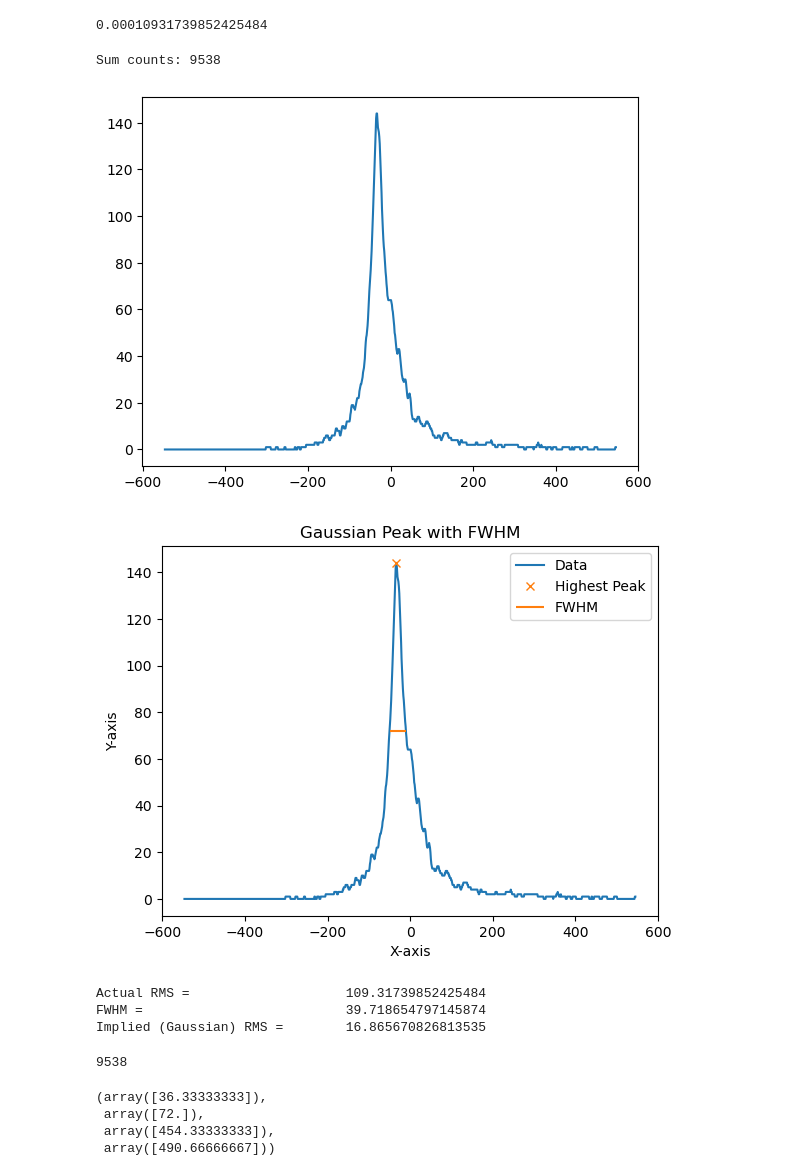
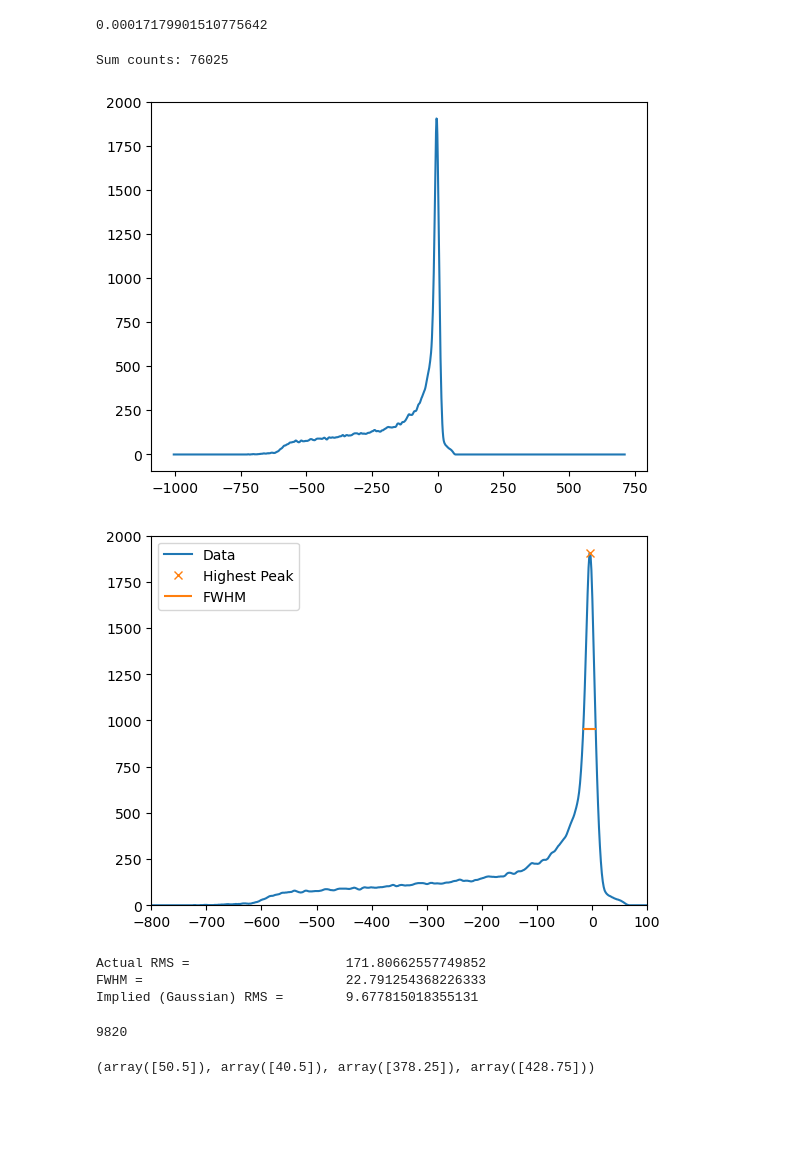
Before and after one commit to slaclab/Jitter-Forked-FACET2-Bmad-PyTao, a Jupyter notebook: 2024-07-01 RMS vs FWHM at PENT.ipynb, the cells around one changed output. Drawn from its saved outputs; the diff is of its cells as text; code cells hidden in the pictures; blank space fills up the shorter version.

```diff
--- a/2024-07-01 RMS vs FWHM at PENT.ipynb
+++ b/2024-07-01 RMS vs FWHM at PENT.ipynb
@@ -3,12 +19,12 @@ from UTILITY_quickstart import *
 # %%
 tao = initializeTao(
-    #inputBeamFilePathSuffix = '/beams/nmmToL0AFEND_2bunch_2024-02-16Clean/2024-02-16_2bunch_1e5Downsample_nudgeWeights_driverOnly_2023-05-16InjectorMatch.h5',
-    inputBeamFilePathSuffix = '/beams/L0AFEND_facet2-lattice.h5',
+    inputBeamFilePathSuffix = '/beams/nmmToL0AFEND_2bunch_2024-02-16Clean/2024-02-16_2bunch_1e5Downsample_nudgeWeights_driverOnly_2023-05-16InjectorMatch.h5',
+    #inputBeamFilePathSuffix = '/beams/L0AFEND_facet2-lattice.h5',
 
     #runImpactTF=True,
     #impactGridCount=8,
-    numMacroParticles=1e4,
-
+    #numMacroParticles=1e4,
+    loadDefaultLatticeTF=False,
     lastTrackedElement = "end"
 )
 
@@ -23,8 +38,9 @@ Number of macro particles = 10000.0
 # %%
-P = getBeamAtElement(tao, "MFFF")
+P = getBeamAtElement(tao, "PENT")
 display(plotMod(P, 'x', 'y',  bins=300))
+display(plotMod(P, 'x', 'px',  bins=300))
 display(plotMod(P, 'energy', 'x',  bins=300))
-display(plotMod(P, 'delta_t', 'x',  bins=300))
+display(plotMod(P, 'delta_t', 'energy',  bins=300))
 plt.clf()
 print(P)
 # %% [output]
@@ -36,10 +52,10 @@ ParticleGroup with 10000 particles with total charge 1.9999999999999956e-09 C
 # %%
 P["sigma_x"]
 # %% [output]
-0.00010931739852425484
+0.00017179901510775642
 # %%
 xData = P.x
-xData = xData - np.mean(xData)
+#xData = xData - np.mean(xData)
 
 from scipy.ndimage import gaussian_filter1d
 def histogramDataUnified(data):
@@ -73,58 +89,58 @@ print(f"Sum counts: {np.sum(counts)}")
 plt.plot(1e6*(bin_edges[:-1]),counts)
 plt.show()
 # %% [output]
-Sum counts: 9538
+Sum counts: 76025
-[figure, old version]
+[figure, new version]
 # %%
 from scipy.signal import find_peaks, peak_widths
 
 # Create some example data
 x = 1e6*(bin_edges[:-1])
 y = counts
 
 # Find the peaks in the data
 peaks, properties = find_peaks(y)
 
 # Identify the highest peak
 highest_peak = peaks[np.argmax(y[peaks])]
 
 # Calculate the FWHM using peak_widths for the highest peak
 results_half = peak_widths(y, [highest_peak], rel_height=0.5)
 
 # Interpolate to find more accurate x positions for the half-maximum points
 x_min = np.interp(results_half[2], np.arange(len(x)), x)
 x_max = np.interp(results_half[3], np.arange(len(x)), x)
 
 # Plot the data, the highest peak, and the FWHM
 plt.plot(x, y, label='Data')
 plt.plot(x[highest_peak], y[highest_peak], 'x', label='Highest Peak')
 plt.hlines(results_half[1], x_min, x_max, color='C1', label='FWHM')
 plt.legend()
-plt.xlabel('X-axis')
-plt.ylabel('Y-axis')
-plt.title('Gaussian Peak with FWHM')
+#plt.xlabel('X-axis')
+#plt.ylabel('Y-axis')
+#plt.title('Gaussian Peak with FWHM')
+plt.xlim([-800, 100])
+plt.ylim([0, 2000])
+
 plt.show()
 # %% [output]
-[figure, old version]
+[figure, new version]
 # %%
 fwhm = (x_max-x_min)[0]
 impliedRMS = fwhm / 2.355
 print(f"""Actual RMS = \t\t\t{1e6*P["sigma_x"]}""")
 print(f"FWHM = \t\t\t\t{fwhm} \nImplied (Gaussian) RMS = \t{impliedRMS}")
 # %% [output]
-Actual RMS =                    109.31739852425484
-FWHM =                          39.718654797145874
-Implied (Gaussian) RMS =        16.865670826813535
+Actual RMS =                    171.80662557749852
+FWHM =                          22.791254368226333
+Implied (Gaussian) RMS =        9.677815018355131
 # %%
 np.sum(counts)
 # %% [output]
-9538
+9820
 # %%
 results_half
 # %% [output]
-(array([36.33333333]),
- array([72.]),
- array([454.33333333]),
- array([490.66666667]))
+(array([50.5]), array([40.5]), array([378.25]), array([428.75]))
 # %%
 #Triangle approximation
```
Also changed, not shown: parts of 26 cells of this notebook, 3 other files.
